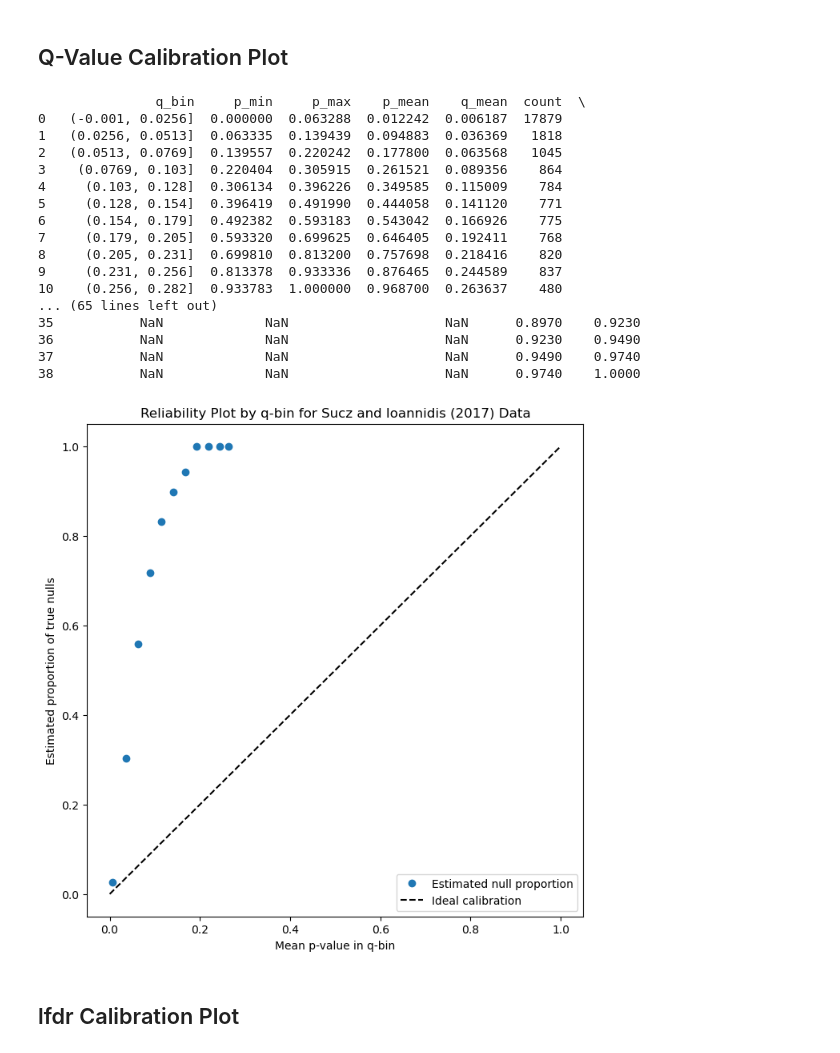
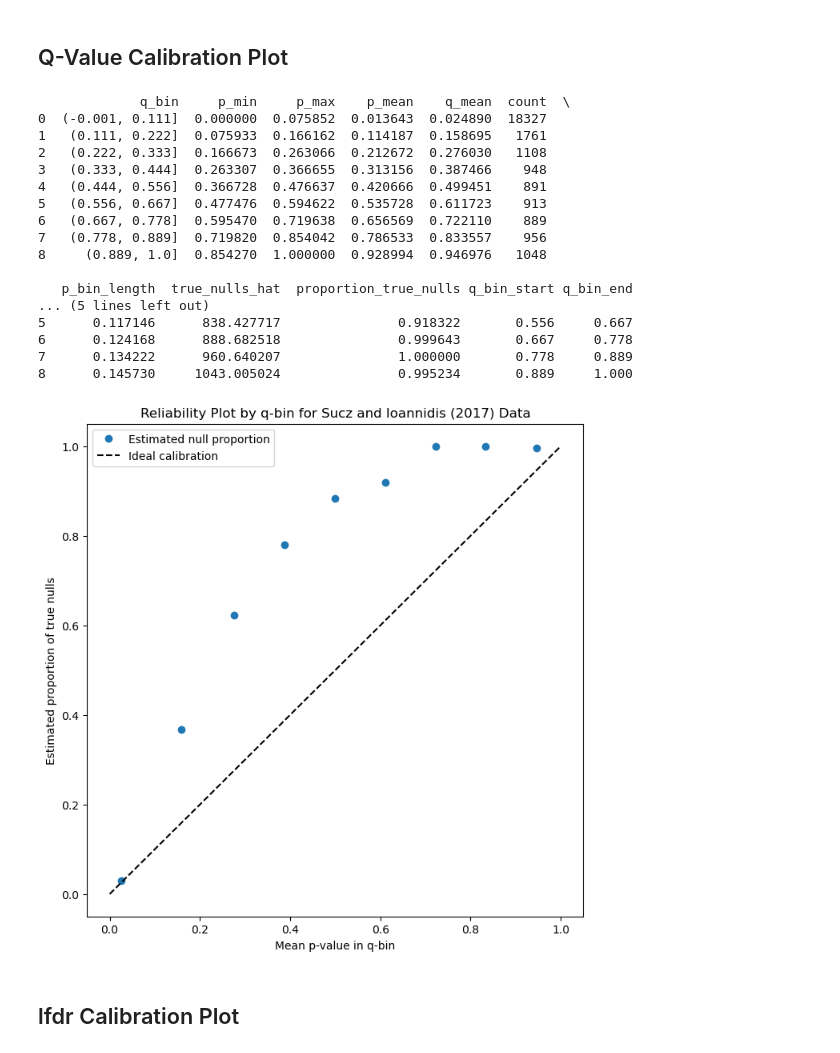
Before and after one commit to adway/eb-denoising, a Jupyter notebook: notebooks/calibration-plots.ipynb, the cells around one changed output. Drawn from its saved outputs; the diff is of its cells as text; code cells hidden in the pictures.

```diff
--- a/notebooks/calibration-plots.ipynb
+++ b/notebooks/calibration-plots.ipynb
@@ -47,5 +55,6 @@ See the caveats in the documentation: https://pandas.pydata.org/pandas-docs/stab
 # %%
 import matplotlib.pyplot as plt
-pi_hat_0 = np.mean(df['p_value'] > 0.5) / (1 - 0.5)
+lam = 1 - m ** (-1/5)
+pi_hat_0 = np.mean(df['p_value'] > lam) / (1 - lam)
 pi_hat_0
 # %% [output]
@@ -145,22 +164,24 @@ def qvalues(pvals, lam=0.5):
     pi0 = min(pi0, 1.0)
 
     # compute initial q-values (i.e. pFDRs for each p-value)
-    qvals = pi0 * m * p_sorted / np.arange(1, m + 1)
+    qvals = m * p_sorted / np.arange(1, m + 1)
 
     # enforce monotonicity by taking minimum at each step
     qvals = np.minimum.accumulate(qvals[::-1])[::-1]
     qvals = np.minimum(qvals, 1.0)
 
     # return in original order
-    q_original = np.empty_like(qvals)
-    q_original[order] = qvals
+    # q_original = np.empty_like(qvals)
+    # q_original[order] = qvals
+
+    q_original = qvals[np.argsort(order)]
 
     return q_original
 
 df['q_value'] = qvalues(df['p_value'])
 # %%
 # q-value bins
-bins = np.linspace(0, 1, 40)
+bins = np.linspace(0, 1, 10)
 
 # put q-values into bins
 df["q_bin"] = pd.cut(df["q_value"], bins=bins, include_lowest=True, right=True)
@@ -181,51 +202,51 @@ q_bin_stats = (
 # empirical p-range length induced by each q-bin
 q_bin_stats["p_bin_length"] = q_bin_stats["p_max"] - q_bin_stats["p_min"]
 
 # expected number of nulls in that p-interval under Storey's estimate
 q_bin_stats["true_nulls_hat"] = pi_hat_0 * m * q_bin_stats["p_bin_length"]
 
 # estimated null proportion within the q-bin
 q_bin_stats["proportion_true_nulls"] = np.minimum(
     q_bin_stats["true_nulls_hat"] / q_bin_stats["count"],
     1.0
 )
 
 q_bin_stats["q_bin_start"] = q_bin_stats["q_bin"].apply(lambda x: x.left)
 q_bin_stats["q_bin_end"] = q_bin_stats["q_bin"].apply(lambda x: x.right)
 
 print(q_bin_stats)
 
 plt.figure(figsize=(8, 8))
 
 plt.plot(q_bin_stats["q_mean"], q_bin_stats["proportion_true_nulls"], "o", label="Estimated null proportion")
 
 plt.plot([0, 1], [0, 1], "k--", label="Ideal calibration")
 
 plt.xlabel("Mean p-value in q-bin")
 plt.ylabel("Estimated proportion of true nulls")
 plt.title("Reliability Plot by q-bin for Sucz and Ioannidis (2017) Data")
 
 plt.legend()
 plt.show()
 # %% [output]
-               q_bin     p_min     p_max    p_mean    q_mean  count  \
-0   (-0.001, 0.0256]  0.000000  0.063288  0.012242  0.006187  17879
-1   (0.0256, 0.0513]  0.063335  0.139439  0.094883  0.036369   1818
-2   (0.0513, 0.0769]  0.139557  0.220242  0.177800  0.063568   1045
-3    (0.0769, 0.103]  0.220404  0.305915  0.261521  0.089356    864
-4     (0.103, 0.128]  0.306134  0.396226  0.349585  0.115009    784
-5     (0.128, 0.154]  0.396419  0.491990  0.444058  0.141120    771
-6     (0.154, 0.179]  0.492382  0.593183  0.543042  0.166926    775
-7     (0.179, 0.205]  0.593320  0.699625  0.646405  0.192411    768
-8     (0.205, 0.231]  0.699810  0.813200  0.757698  0.218416    820
-9     (0.231, 0.256]  0.813378  0.933336  0.876465  0.244589    837
-10    (0.256, 0.282]  0.933783  1.000000  0.968700  0.263637    480
-... (65 lines left out)
-35           NaN             NaN                    NaN      0.8970    0.9230
-36           NaN             NaN                    NaN      0.9230    0.9490
-37           NaN             NaN                    NaN      0.9490    0.9740
-38           NaN             NaN                    NaN      0.9740    1.0000
+             q_bin     p_min     p_max    p_mean    q_mean  count  \
+0  (-0.001, 0.111]  0.000000  0.075852  0.013643  0.024890  18327
+1   (0.111, 0.222]  0.075933  0.166162  0.114187  0.158695   1761
+2   (0.222, 0.333]  0.166673  0.263066  0.212672  0.276030   1108
+3   (0.333, 0.444]  0.263307  0.366655  0.313156  0.387466    948
+4   (0.444, 0.556]  0.366728  0.476637  0.420666  0.499451    891
+5   (0.556, 0.667]  0.477476  0.594622  0.535728  0.611723    913
+6   (0.667, 0.778]  0.595470  0.719638  0.656569  0.722110    889
+7   (0.778, 0.889]  0.719820  0.854042  0.786533  0.833557    956
+8     (0.889, 1.0]  0.854270  1.000000  0.928994  0.946976   1048
+
+   p_bin_length  true_nulls_hat  proportion_true_nulls q_bin_start q_bin_end
+... (5 lines left out)
+5      0.117146      838.427717               0.918322       0.556     0.667
+6      0.124168      888.682518               0.999643       0.667     0.778
+7      0.134222      960.640207               1.000000       0.778     0.889
+8      0.145730     1043.005024               0.995234       0.889     1.000
-[figure, old version]
+[figure, new version]
 # %% [markdown]
 ## lfdr Calibration Plot
 # %%
```
Also changed, not shown: parts of 12 cells of this notebook, 2 other files.
